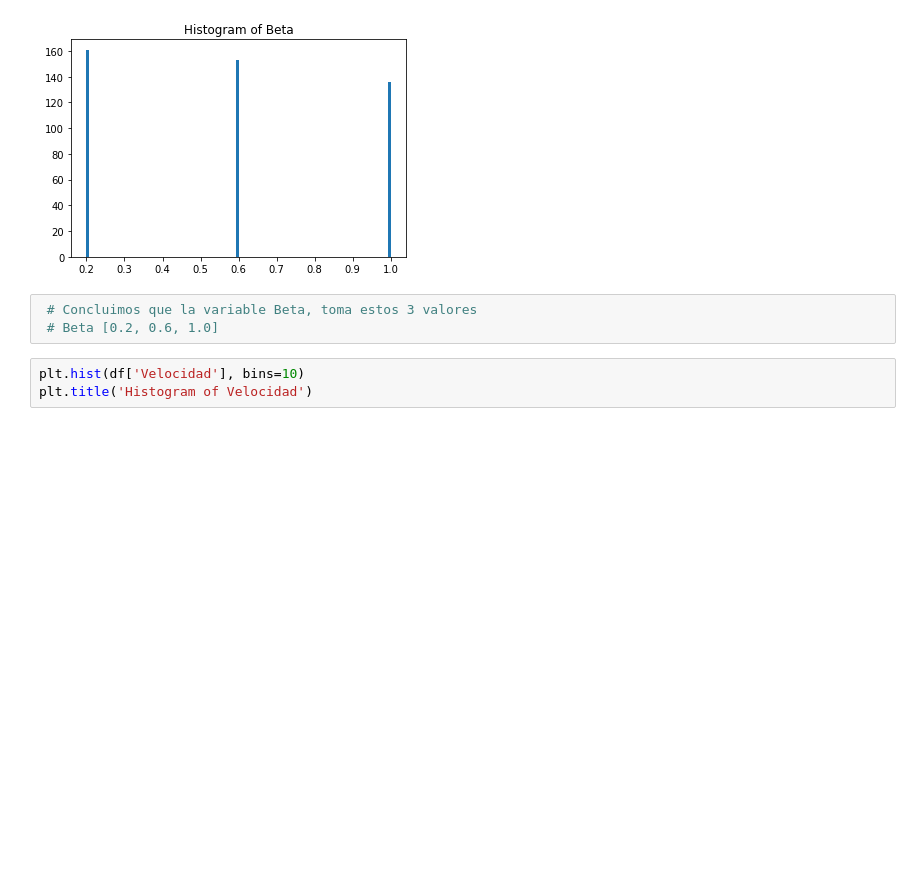
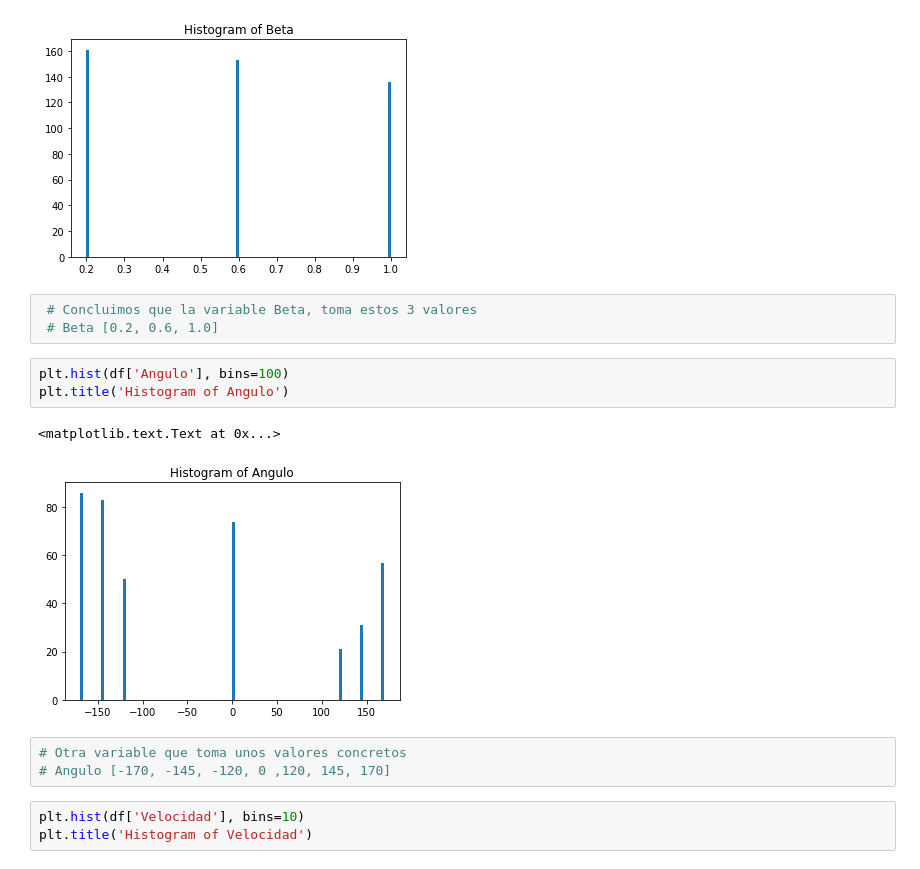
Before and after one commit to rkalakota/Data-Science, a Jupyter notebook: 2_Analysis/0.Analisis_Exploratorio_Datos.ipynb, the cells around one changed output. Cells and saved outputs as stored; diff of their text form; blank space fills up the shorter version.

```diff
--- a/2_Analysis/0.Analisis_Exploratorio_Datos.ipynb
+++ b/2_Analysis/0.Analisis_Exploratorio_Datos.ipynb
@@ -136,6 +138,15 @@ Text(0.5,1,u'Histogram of Beta')
 # %%
  # Concluimos que la variable Beta, toma estos 3 valores
  # Beta [0.2, 0.6, 1.0]
+# %%
+plt.hist(df['Angulo'], bins=100)
+plt.title('Histogram of Angulo')
+# %% [output]
+<matplotlib.text.Text at 0x...>
+[figure, added]
+# %%
+# Otra variable que toma unos valores concretos
+# Angulo [-170, -145, -120, 0 ,120, 145, 170]
 # %%
 plt.hist(df['Velocidad'], bins=10)
 plt.title('Histogram of Velocidad')
```
Also changed, not shown: parts of 21 cells of this notebook.
